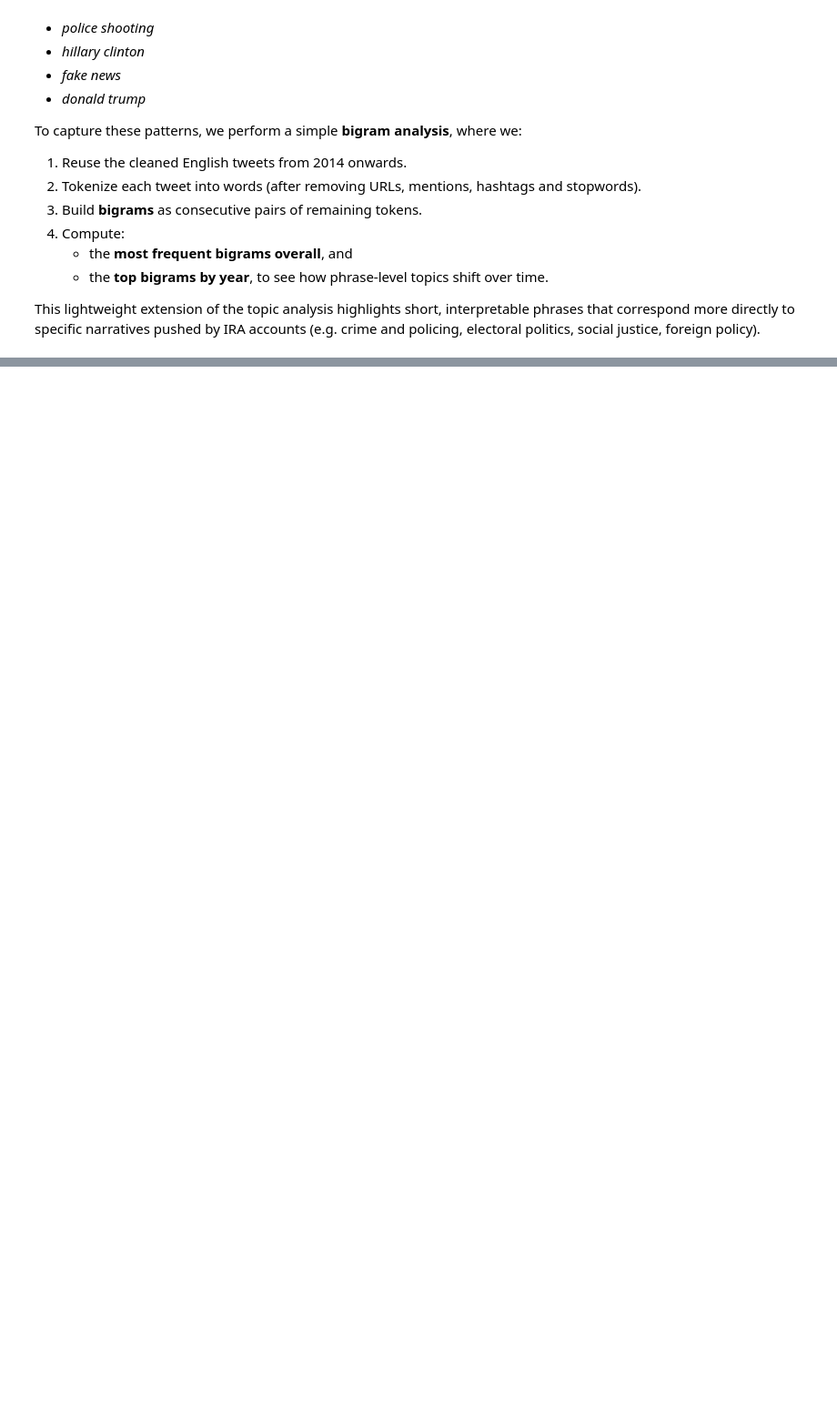
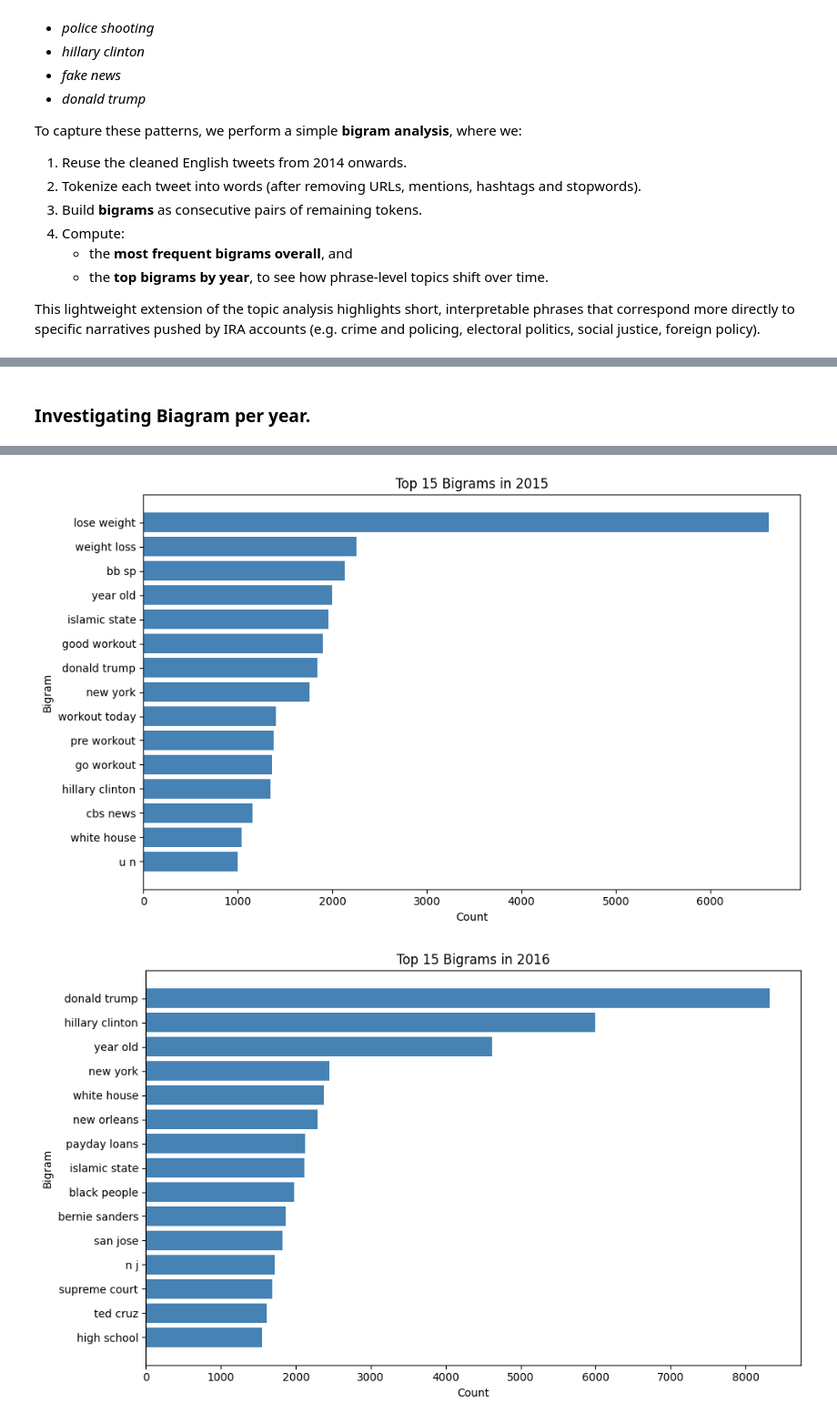
Before and after one commit to asandu-cloud/BigData, a Jupyter notebook: notebooks/01_EDA.ipynb, the cells around one changed output, grey strips where cells are left out. Shown at 91% size. Drawn from its saved outputs; the diff is of its cells as text; code cells hidden in the pictures; blank space fills up the shorter version.

```diff
--- a/notebooks/01_EDA.ipynb
+++ b/notebooks/01_EDA.ipynb
@@ -1148,0 +1460,24 @@ NameError: name 'df_time' is not defined
+# %% [markdown]
+### Investigating Biagram per year.
+# %%
+import matplotlib.pyplot as plt
+
+# convert to Pandas
+top_bigram_year_pd = top_bigrams_per_year.toPandas()
+
+years = sorted(top_bigram_year_pd["year"].unique())
+
+for yr in years:
+    df_yr = (
+        top_bigram_year_pd[top_bigram_year_pd["year"] == yr]
+        .sort_values("count", ascending=True)
+    )
+
+    plt.figure(figsize=(10, 6))
+    plt.barh(df_yr["bigram"], df_yr["count"], color="steelblue")
+    plt.title(f"Top 15 Bigrams in {yr}")
+    plt.xlabel("Count")
+    plt.ylabel("Bigram")
+    plt.tight_layout()
+    plt.show()
+# %% [output]
@@ -1148,0 +1501,2 @@ NameError: name 'df_time' is not defined
+[figure, added]
+[figure, added]
```
Also changed, not shown: parts of 18 cells of this notebook, 1 other file.
